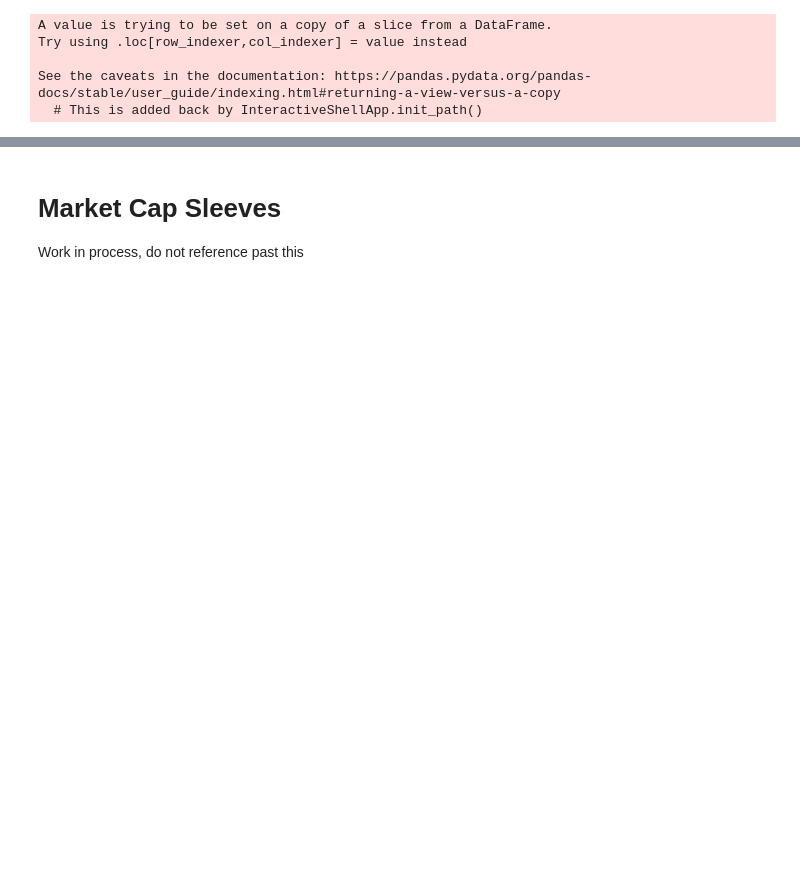
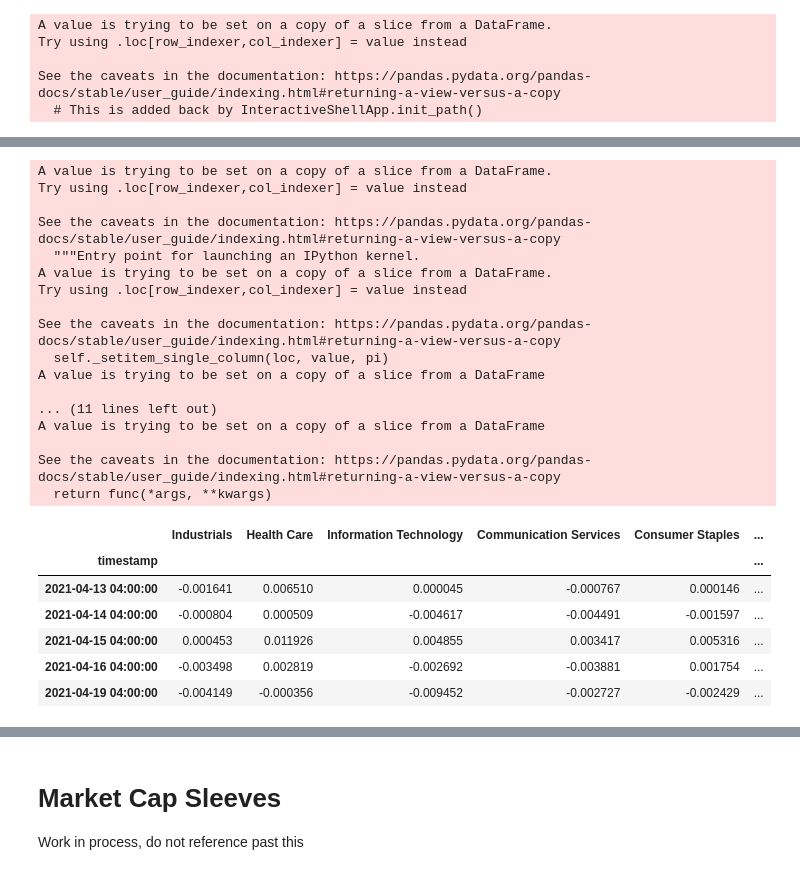
Before and after one commit to Analitico-771/machine_learning_index_prediction, a Jupyter notebook: DataPrep.ipynb, the cells around one changed output, grey strips where cells are left out. Saved outputs shown, nothing was run; the diff lists cells and outputs as text; code cells hidden in the pictures; blank space fills up the shorter version.

```diff
--- a/DataPrep.ipynb
+++ b/DataPrep.ipynb
@@ -128,3 +100,37 @@ SectorDF
+# %%
+SectorDF['SPY Returns'] = 0.0
+SectorDF.loc[(SectorDF['SPY'] >= 0), 'SPY Returns'] = 1
+SectorDF.loc[(SectorDF['SPY'] < 0), 'SPY Returns'] = 0
+SectorDF.drop(columns='SPY', inplace=True)
+SectorDF['SPY Returns'] = SectorDF['SPY Returns'].shift(-1)
+SectorDF.rename(columns={'SPY Returns':'SPY'}, inplace=True)
+SectorDF.dropna(inplace=True)
+SectorDF.head()
+# %% [output]
+A value is trying to be set on a copy of a slice from a DataFrame.
+Try using .loc[row_indexer,col_indexer] = value instead
+
+See the caveats in the documentation: https://pandas.pydata.org/pandas-docs/stable/user_guide/indexing.html#returning-a-view-versus-a-copy
+  """Entry point for launching an IPython kernel.
+A value is trying to be set on a copy of a slice from a DataFrame.
+Try using .loc[row_indexer,col_indexer] = value instead
+
+See the caveats in the documentation: https://pandas.pydata.org/pandas-docs/stable/user_guide/indexing.html#returning-a-view-versus-a-copy
+  self._setitem_single_column(loc, value, pi)
+A value is trying to be set on a copy of a slice from a DataFrame
+
+... (11 lines left out)
+A value is trying to be set on a copy of a slice from a DataFrame
+
+See the caveats in the documentation: https://pandas.pydata.org/pandas-docs/stable/user_guide/indexing.html#returning-a-view-versus-a-copy
+  return func(*args, **kwargs)
+|  | Industrials | Health Care | Information Technology | Communication Services | Consumer Staples | ... |
+| timestamp |  |  |  |  |  | ... |
+| 2021-04-13 04:00:00 | -0.001641 | 0.006510 | 0.000045 | -0.000767 | 0.000146 | ... |
+| 2021-04-14 04:00:00 | -0.000804 | 0.000509 | -0.004617 | -0.004491 | -0.001597 | ... |
+| 2021-04-15 04:00:00 | 0.000453 | 0.011926 | 0.004855 | 0.003417 | 0.005316 | ... |
+| 2021-04-16 04:00:00 | -0.003498 | 0.002819 | -0.002692 | -0.003881 | 0.001754 | ... |
+| 2021-04-19 04:00:00 | -0.004149 | -0.000356 | -0.009452 | -0.002727 | -0.002429 | ... |
 # %%
 (SectorDF+1).cumprod()
 # %% [output]
```
Also changed, not shown: parts of 8 cells of this notebook, 3 other files.
